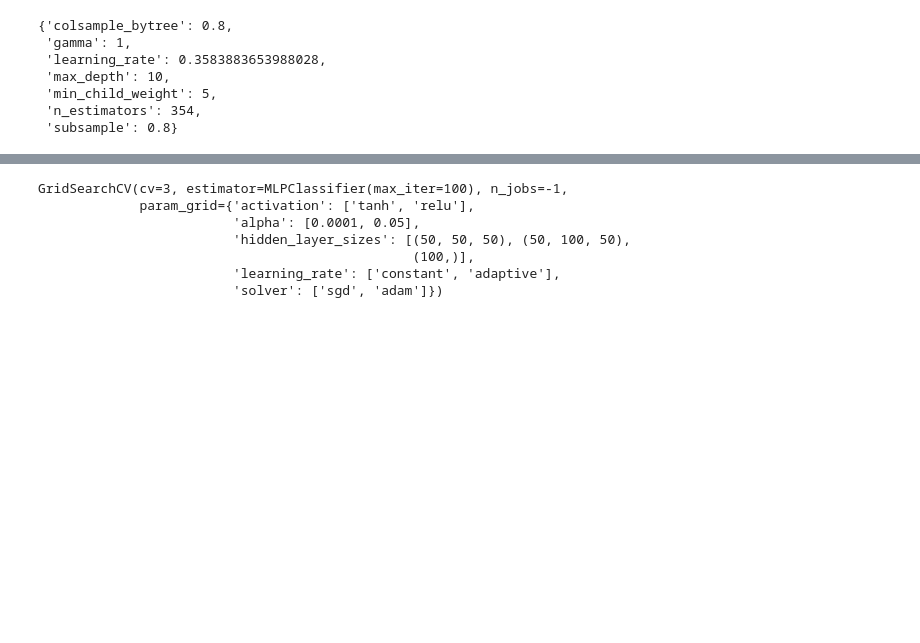
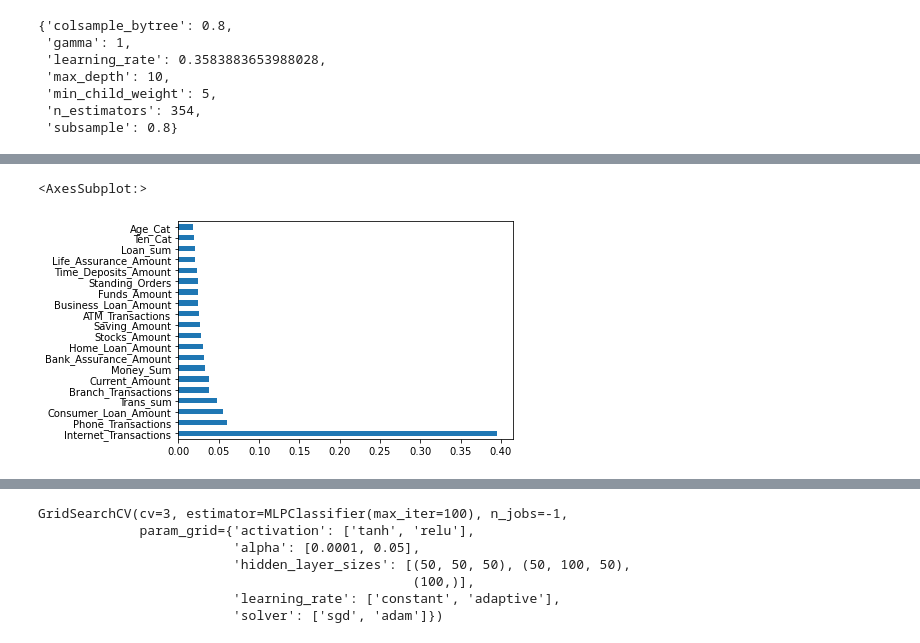
Before and after one commit to DAB-2021/Banking-prediction, a Jupyter notebook: BankModels.ipynb, the cells around one changed output, grey strips where cells are left out. Cells and saved outputs as stored; diff of their text form; code cells hidden in the pictures; blank space fills up the shorter version.

```diff
--- a/BankModels.ipynb
+++ b/BankModels.ipynb
@@ -28,0 +31,2 @@ df.head(5)
+# %%
+boList = df.select_dtypes(include = "bool").columns
@@ -305 +342,8 @@ accuracy_score(y_test, y_pred)
+# %%
+(pd.Series(rs.best_estimator_.feature_importances_, index=X.columns)
+   .nlargest(20)
+   .plot(kind='barh'))
+# %% [output]
+<AxesSubplot:>
+[figure, added]
 # %%
```
Also changed, not shown: parts of 40 cells of this notebook.
